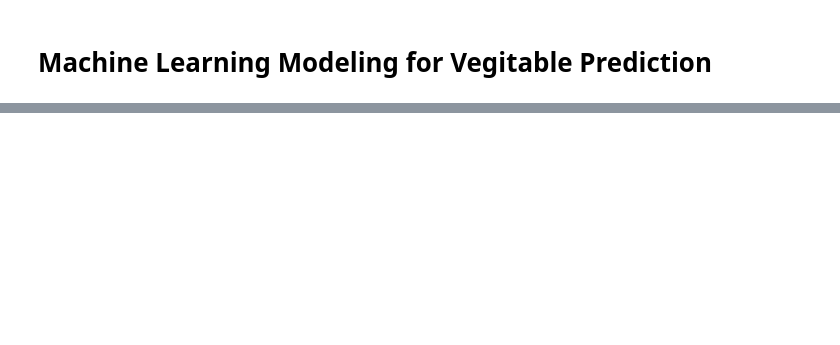
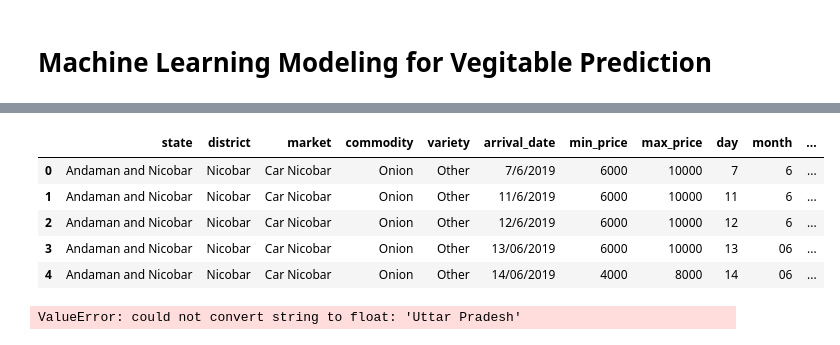
Before and after one commit to SagarNilgar/Vegatable-Price-Forecasting, a Jupyter notebook: Ali_VI.ipynb, the cells around one changed output, grey strips where cells are left out. Saved outputs shown, nothing was run; the diff lists cells and outputs as text; code cells hidden in the pictures; blank space fills up the shorter version.

```diff
--- a/Ali_VI.ipynb
+++ b/Ali_VI.ipynb
@@ -123,0 +122,48 @@ ModuleNotFoundError: No module named 'sklearn.compose'
+# %%
+X = data.drop(columns=['modal_price'])
+
+y = np.log(data['modal_price'])
+X_train,X_test,y_train,y_test = train_test_split(X,y,test_size=0.20,random_state=2)
+# %%
+X.head(5)
+# %% [output]
+|  | state | district | market | commodity | variety | arrival_date | min_price | max_price | day | month | ... |
+| 0 | Andaman and Nicobar | Nicobar | Car Nicobar | Onion | Other | 7/6/2019 | 6000 | 10000 | 7 | 6 | ... |
+| 1 | Andaman and Nicobar | Nicobar | Car Nicobar | Onion | Other | 11/6/2019 | 6000 | 10000 | 11 | 6 | ... |
+| 2 | Andaman and Nicobar | Nicobar | Car Nicobar | Onion | Other | 12/6/2019 | 6000 | 10000 | 12 | 6 | ... |
+| 3 | Andaman and Nicobar | Nicobar | Car Nicobar | Onion | Other | 13/06/2019 | 6000 | 10000 | 13 | 06 | ... |
+| 4 | Andaman and Nicobar | Nicobar | Car Nicobar | Onion | Other | 14/06/2019 | 4000 | 8000 | 14 | 06 | ... |
+# %%
+step1 = ColumnTransformer(transformers=[
+
+('col_tnf',OneHotEncoder(sparse=False,drop='first'),[0,1,7,10,11])
+
+],remainder='passthrough')
+
+step2 = RandomForestRegressor(n_estimators=100,
+
+random_state=3,
+
+max_samples=0.5,
+
+max_features=0.75,
+
+max_depth=15)
+
+pipe = Pipeline([
+
+('step1',step1),
+
+('step2',step2)
+
+])
+
+pipe.fit(X_train,y_train)
+
+y_pred = pipe.predict(X_test)
+
+print('R2 score',r2_score(y_test,y_pred))
+
+print('MAE',mean_absolute_error(y_test,y_pred))
+# %% [output]
+ValueError: could not convert string to float: 'Uttar Pradesh'
```
Also changed, not shown: parts of 8 cells of this notebook.
